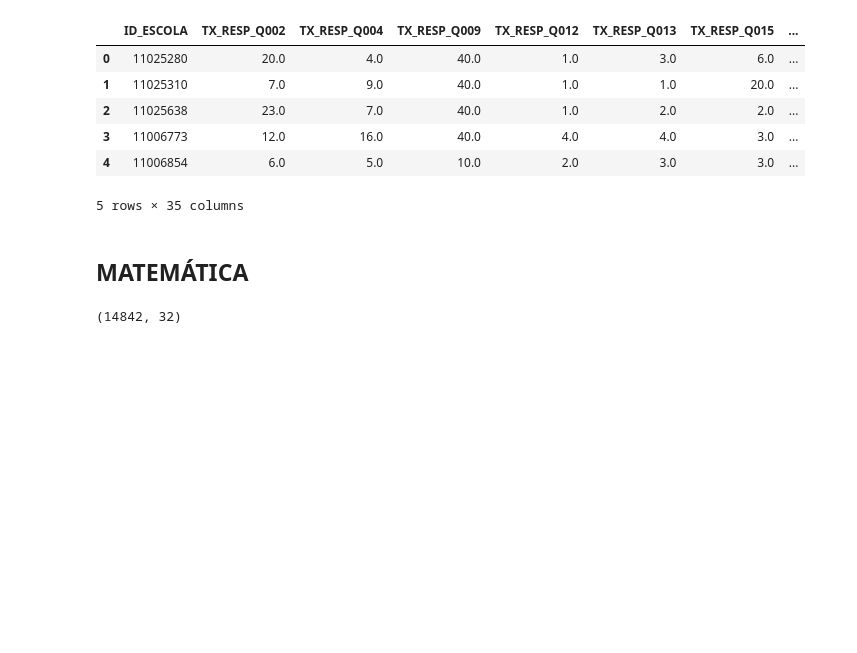
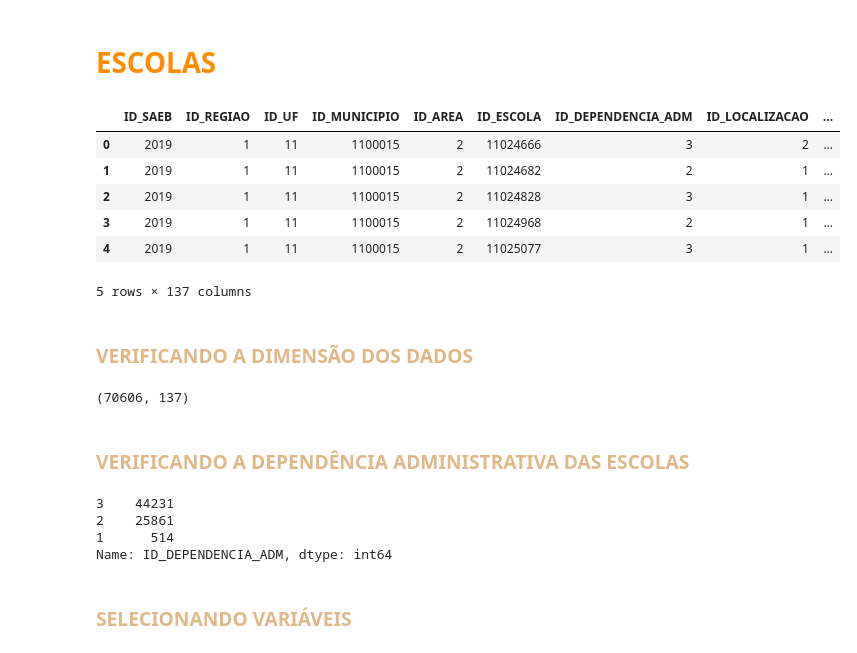
Before and after one commit to freitaasw/Analises_Saeb, a Jupyter notebook: Saeb/Analise9EF.ipynb, the cells around one changed output. Saved outputs shown, nothing was run; the diff lists cells and outputs as text; code cells hidden in the pictures; blank space fills up the shorter version.

```diff
--- a/Saeb/Analise9EF.ipynb
+++ b/Saeb/Analise9EF.ipynb
@@ -378,19 +0,0 @@ diresc.shape
-# %%
-diresc.head()
-# %% [output]
-|  | ID_ESCOLA | TX_RESP_Q002 | TX_RESP_Q004 | TX_RESP_Q009 | TX_RESP_Q012 | TX_RESP_Q013 | TX_RESP_Q015 | ... |
-| 0 | 11025280 | 20.0 | 4.0 | 40.0 | 1.0 | 3.0 | 6.0 | ... |
-| 1 | 11025310 | 7.0 | 9.0 | 40.0 | 1.0 | 1.0 | 20.0 | ... |
-| 2 | 11025638 | 23.0 | 7.0 | 40.0 | 1.0 | 2.0 | 2.0 | ... |
-| 3 | 11006773 | 12.0 | 16.0 | 40.0 | 4.0 | 4.0 | 3.0 | ... |
-| 4 | 11006854 | 6.0 | 5.0 | 10.0 | 2.0 | 3.0 | 3.0 | ... |
-5 rows × 35 columns
-# %% [markdown]
-## MATEMÁTICA
-# %%
-mat = diresc.drop(columns=["ID_ESCOLA", "MEDIA_9EF_LP", "ESCALA_LP"], axis=1)
-#mat.drop(mat[mat["MEDIA_9EF_MT"] < 200].index, axis=0, inplace=True)
-#mat.drop(columns=["MEDIA_9EF_MT"], axis=1, inplace=True)
-mat.shape
-# %% [output]
-(14842, 32)
@@ -396,0 +20,30 @@ mat.shape
+# %% [markdown]
+# <font color='#FF8C00'>**ESCOLAS**</font>
+# %%
+escolas = pd.read_csv("TS_ESCOLA.csv", encoding = "ISO-8859-1", engine='python')
+escolas.head()
+# %% [output]
+|  | ID_SAEB | ID_REGIAO | ID_UF | ID_MUNICIPIO | ID_AREA | ID_ESCOLA | ID_DEPENDENCIA_ADM | ID_LOCALIZACAO | ... |
+| 0 | 2019 | 1 | 11 | 1100015 | 2 | 11024666 | 3 | 2 | ... |
+| 1 | 2019 | 1 | 11 | 1100015 | 2 | 11024682 | 2 | 1 | ... |
+| 2 | 2019 | 1 | 11 | 1100015 | 2 | 11024828 | 3 | 1 | ... |
+| 3 | 2019 | 1 | 11 | 1100015 | 2 | 11024968 | 2 | 1 | ... |
+| 4 | 2019 | 1 | 11 | 1100015 | 2 | 11025077 | 3 | 1 | ... |
+5 rows × 137 columns
+# %% [markdown]
+### <font color='#DEB887'>**VERIFICANDO A DIMENSÃO DOS DADOS**</font>
+# %%
+escolas.shape
+# %% [output]
+(70606, 137)
+# %% [markdown]
+### <font color='#DEB887'>**VERIFICANDO A DEPENDÊNCIA ADMINISTRATIVA DAS ESCOLAS**</font>
+# %%
+escolas["ID_DEPENDENCIA_ADM"].value_counts()
+# %% [output]
+3    44231
+2    25861
+1      514
+Name: ID_DEPENDENCIA_ADM, dtype: int64
+# %% [markdown]
+### <font color='#DEB887'>**SELECIONANDO VARIÁVEIS**</font>
```
Also changed, not shown: parts of 93 cells of this notebook.
